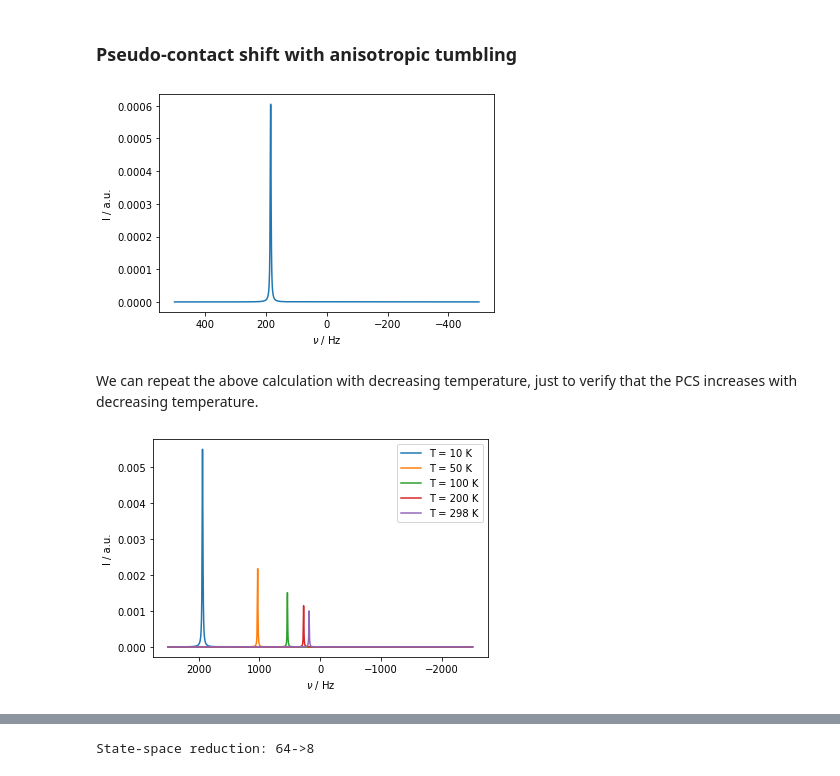
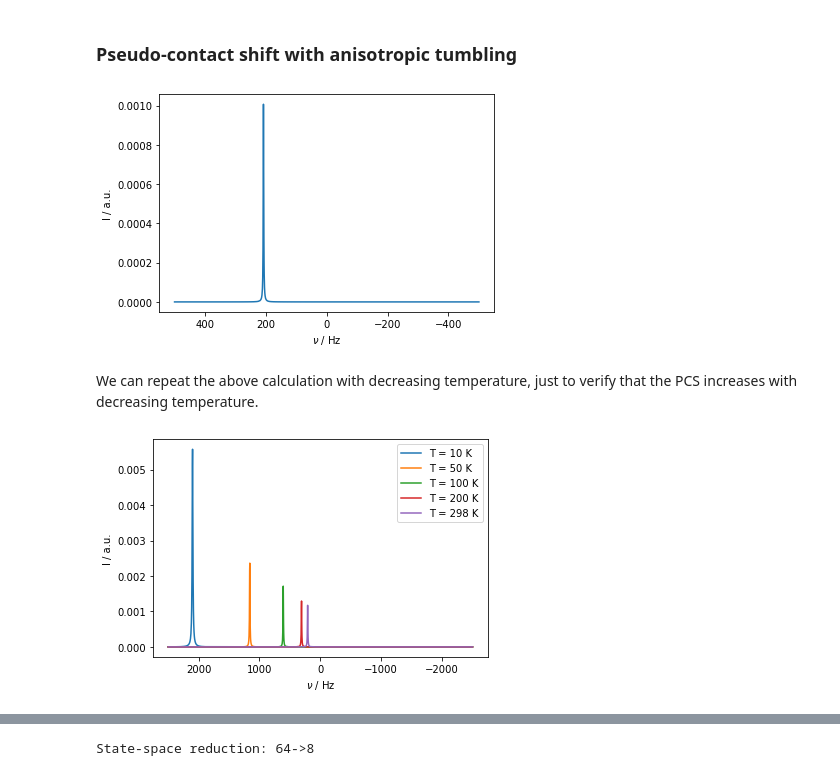
Before and after one commit to alsinmr/SLEEPY_tutorial, a Jupyter notebook: ColabNotebooks/Chapter5/Ch5_PseudoContactShift.ipynb, the cells around one changed output, grey strips where cells are left out. Cells and saved outputs as stored; diff of their text form; code cells hidden in the pictures.

```diff
--- a/ColabNotebooks/Chapter5/Ch5_PseudoContactShift.ipynb
+++ b/ColabNotebooks/Chapter5/Ch5_PseudoContactShift.ipynb
@@ -137,26 +139,26 @@ It is also important to correctly implement relaxation. Since the electron quant
 # %%
 gxx,gyy,gzz=1,1,4
 ex=sl.ExpSys(v0H=600,vr=0,Nucs=['13C','e-'],T_K=298,LF=True,pwdavg='alpha0beta0')
 ex.set_inter('hyperfine',i0=0,i1=1,Axx=-delta/2,Ayy=-delta/2,Azz=delta)
 ex.set_inter('g',i=1,gxx=gxx,gyy=gyy,gzz=gzz,euler=[0,0,0])
 
 ex,kex=sl.Tools.SetupTumbling(ex,q=1,tc=5e-9) #This creates a system hopping around a tetrahedral geometry
 
 L=sl.Liouvillian(ex,kex=kex)
-L.add_relax(Type='T1',i=1,T1=1e-9,OS=True,Thermal=True)
+L.add_relax(Type='T1',i=1,T1=1e-10,OS=True,Thermal=True)
 L.add_relax(Type='T2',i=1,T2=1e-10,OS=True)
 
 Upi2=L.Udelta('13C',np.pi/2,np.pi/2)
 seq=L.Sequence(Dt=1/1000)
 
 rho=sl.Rho(rho0='Thermal',detect='13Cp')
 Upi2*rho
 rho.DetProp(seq,n=1024)
 rho.downmix()
 
 ax=rho.plot(FT=True,apodize=True)
 # %% [output]
-[figure, old version]
+[figure, new version]
 # %% [markdown]
 We can repeat the above calculation with decreasing temperature, just to verify that the PCS increases with decreasing temperature.
 # %%
@@ -176,4 +178,4 @@ for T_K in T:
     rho.plot(FT=True,apodize=True,ax=ax)
 _=ax.legend([f'T = {T_K:.0f} K' for T_K in T])
 # %% [output]
-[figure, old version]
+[figure, new version]
```
Also changed, not shown: parts of 6 cells of this notebook, 29 other files.
